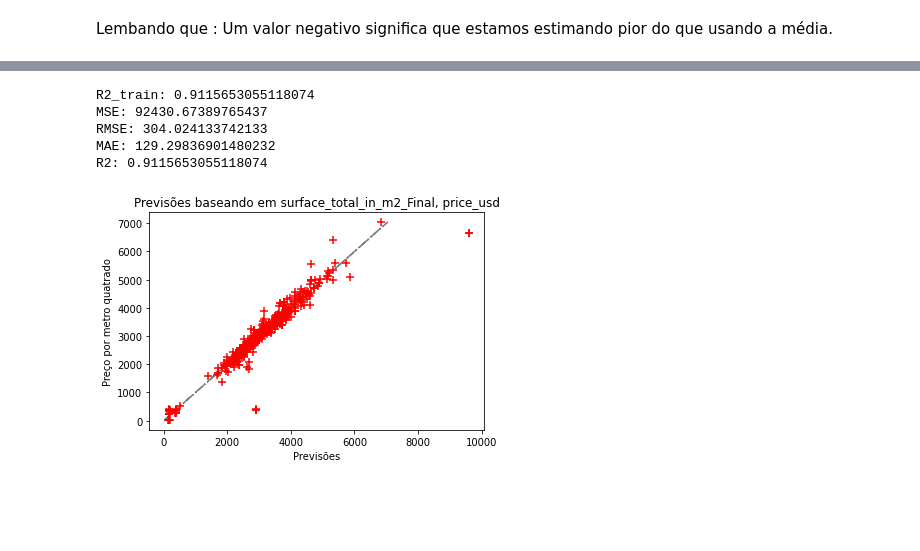
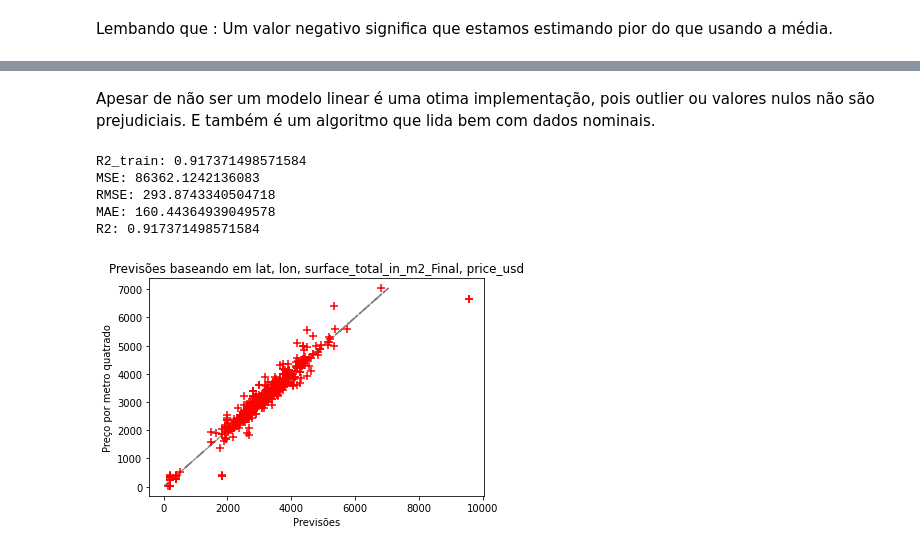
Before and after one commit to lidiambsouza/price_properties, a Jupyter notebook: price_properties.ipynb, the cells around one changed output, grey strips where cells are left out. Cells and saved outputs as stored; diff of their text form; code cells hidden in the pictures; blank space fills up the shorter version.

```diff
--- a/price_properties.ipynb
+++ b/price_properties.ipynb
@@ -1442,0 +1182,2 @@ Teste com o Modelo Decision Tree Regressor
+# %% [markdown]
+<span>Apesar de não ser um modelo linear é uma otima implementação, pois outlier ou valores nulos não são prejudiciais. E também é um algoritmo que lida bem com dados nominais.</span>
@@ -1443,23 +1210,34 @@ Teste com o Modelo Decision Tree Regressor
+# %%
+def info_dtr(tree_model,X_dtr_test, y_dtr_test, y_dtr_pred):
+    print ('R2_train:', tree_model.score(X_dtr_test, y_dtr_test))
+    print ("MSE:", metrics.mean_squared_error(y_dtr_test, y_dtr_pred))
+    print ("RMSE:",np.sqrt(metrics.mean_squared_error(y_dtr_test, y_dtr_pred)) )
+    print ('MAE:', metrics.mean_absolute_error(y_dtr_test, y_dtr_pred))
+    print ('R2:', metrics.r2_score(y_dtr_test, y_dtr_pred))
+# %%
+def generate_regression_dtr(variaveis):
+    X_dtr = dfApartament[variaveis]
+    scaler_dtr = StandardScaler()
+    data_scaled_dtr = scaler_dtr.fit_transform(X_dtr)
+    X_dtr_scaled = pd.DataFrame(data_scaled_dtr, columns=X_dtr.columns)
+
+    y_dtr = dfApartament["preco_metro"]
+
+    X_dtr_train, X_dtr_test, y_dtr_train, y_dtr_test = generate_train_test(X_dtr_scaled, y_dtr)
+
+    tree_model = DecisionTreeRegressor(random_state=42)
+    tree_model.fit(X_dtr_train, y_dtr_train)
+
+    y_dtr_pred = tree_model.predict(X_dtr_test)
+
+    info_dtr(tree_model,X_dtr_test, y_dtr_test, y_dtr_pred)
+    chart_dtr(y_dtr_test, y_dtr_pred, X_dtr_test.columns)
 # %%
-from sklearn.tree import DecisionTreeRegressor
-
-tree_model = DecisionTreeRegressor(random_state=42)
-tree_model.fit(X_train, y_train)
-
-y_pred = tree_model.predict(X_test)
-
-print ('R2_train:', tree_model.score(X_test, y_test))
-print ("MSE:", metrics.mean_squared_error(y_test, y_pred))
-print ("RMSE:",np.sqrt(metrics.mean_squared_error(y_test, y_pred)) )
-print ('MAE:', metrics.mean_absolute_error(y_test, y_pred))
-print ('R2:', metrics.r2_score(y_test, y_pred))
-
-
-grafico(y_test, y_pred, X_test.columns)
+generate_regression_dtr(['lat', 'lon','surface_total_in_m2_Final','price_usd'])
 # %% [output]
-R2_train: 0.9115653055118074
-MSE: 92430.67389765437
-RMSE: 304.024133742133
-MAE: 129.29836901480232
-R2: 0.9115653055118074
+R2_train: 0.917371498571584
+MSE: 86362.1242136083
+RMSE: 293.8743340504718
+MAE: 160.44364939049578
+R2: 0.917371498571584
-[figure, old version]
+[figure, new version]
```
Also changed, not shown: parts of 72 cells of this notebook.
